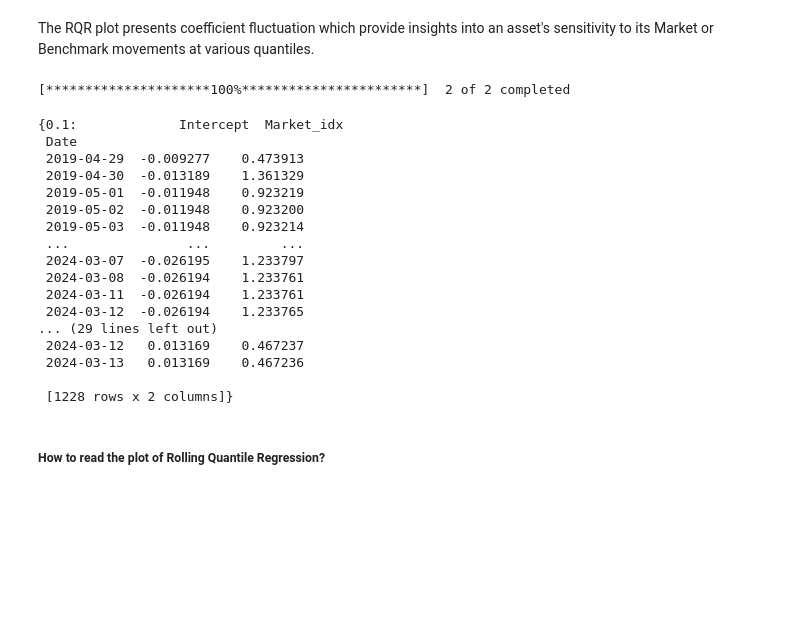
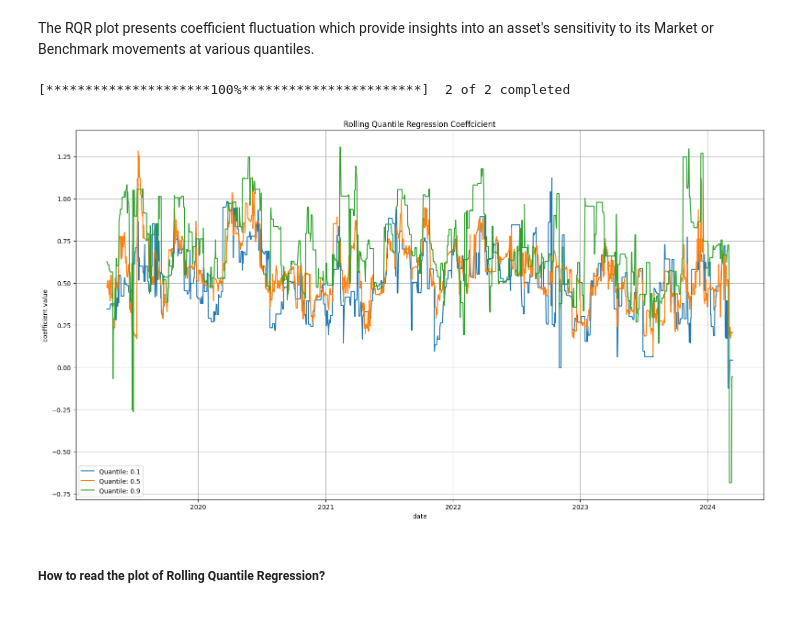
Before and after one commit to HoussamZak/herding_detection_investing, a Jupyter notebook: herding_behavior_idx.ipynb, the cells around one changed output. Drawn from its saved outputs; the diff is of its cells as text; code cells hidden in the pictures; blank space fills up the shorter version.

```diff
--- a/herding_behavior_idx.ipynb
+++ b/herding_behavior_idx.ipynb
@@ -98,7 +98,9 @@ import warnings
 warnings.filterwarnings('ignore')
 # %%
 #-- Select asset ticker and market ticker in
-tickers = ['GOOG', '^IXIC']
+# tickers = ['GOOG', '^IXIC']
+
+tickers = ['LTC-USD', 'BTC-USD']
 
 #-- Collecting only Close price Data
 df =  yf.download(tickers, start_date, end_date)['Close']
@@ -116,53 +118,34 @@ quantiles = [0.1, 0.5, 0.9]
 window_sz_q = 30 #-- one year of stock market trading days
 
 #-- Rolling Regression results
 rolling_params = {quantile: {"Intercept": [], "Market_idx": []} for quantile in quantiles}
 
 for start in range(0, len(reg_df) - window_sz_q):
     window_data = reg_df.iloc[start : start + window_sz_q]
     for quantile in quantiles:
         mod = smf.quantreg("Asset ~ Market_idx", window_data)
         res = mod.fit(q = quantile)
         rolling_params[quantile]["Intercept"].append(res.params['Intercept'])
         rolling_params[quantile]["Market_idx"].append(res.params["Market_idx"])
 
 rolling_index = reg_df.index[window_sz_q - 1 : -1]
 rolling_dfs = {quantile: pd.DataFrame(data, index = rolling_index) for quantile, data in rolling_params.items()}
 
 #-- Plot
 
 plt.figure(figsize=(16,9))
 for quantile in quantiles:
     plt.plot(rolling_dfs[quantile]['Market_idx'], label = f'Quantile: {quantile}')
 plt.title("Rolling Quantile Regression Coeffcicient")
 plt.xlabel("date")
 plt.ylabel("coefficient value")
 plt.legend()
 plt.grid(True)
 plt.tight_layout()
 plt.show()
 # %% [output]
 [*********************100%***********************]  2 of 2 completed
+[figure, added]
-# %%
-rolling_dfs
-# %% [output]
-{0.1:             Intercept  Market_idx
- Date
- 2019-04-29  -0.009277    0.473913
- 2019-04-30  -0.013189    1.361329
- 2019-05-01  -0.011948    0.923219
- 2019-05-02  -0.011948    0.923200
- 2019-05-03  -0.011948    0.923214
- ...               ...         ...
- 2024-03-07  -0.026195    1.233797
- 2024-03-08  -0.026194    1.233761
- 2024-03-11  -0.026194    1.233761
- 2024-03-12  -0.026194    1.233765
-... (29 lines left out)
- 2024-03-12   0.013169    0.467237
- 2024-03-13   0.013169    0.467236
-
- [1228 rows x 2 columns]}
 # %% [markdown]
 <h5>How to read the plot of Rolling Quantile Regression?
 
```
Also changed, not shown: parts of 1 cell of this notebook.
